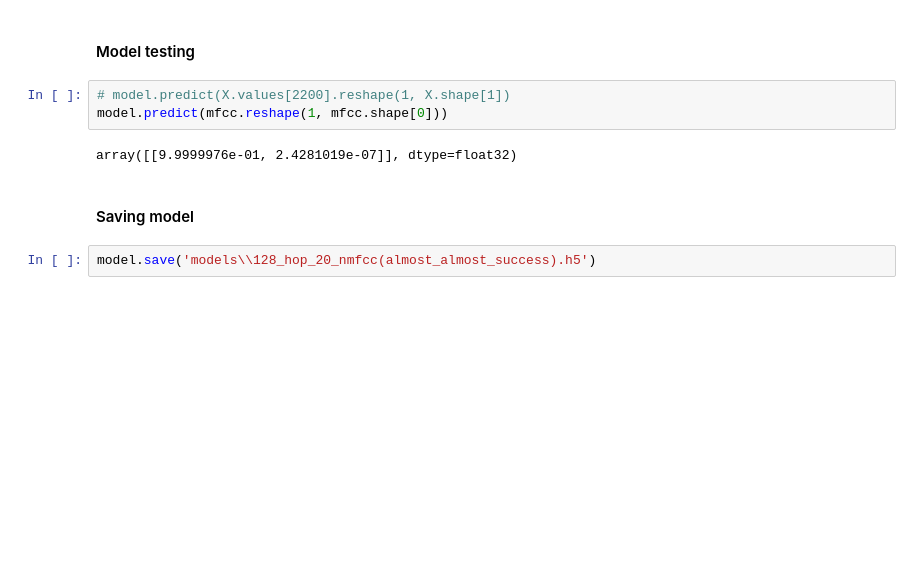
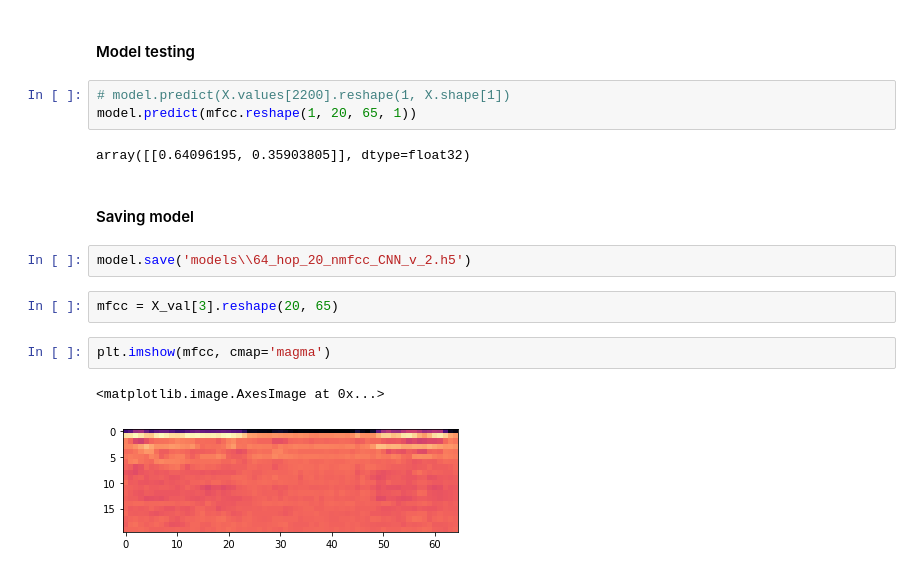
Before and after one commit to kazzart/PhraseRecognition, a Jupyter notebook: AudioRecognitionModel.ipynb, the cells around one changed output. Saved outputs shown, nothing was run; the diff lists cells and outputs as text; blank space fills up the shorter version.

```diff
--- a/AudioRecognitionModel.ipynb
+++ b/AudioRecognitionModel.ipynb
@@ -127,10 +201,17 @@ ipd.Audio(WAVE_OUTPUT_FILENAME)
 #### Model testing
 # %%
 # model.predict(X.values[2200].reshape(1, X.shape[1])
-model.predict(mfcc.reshape(1, mfcc.shape[0]))
+model.predict(mfcc.reshape(1, 20, 65, 1))
 # %% [output]
-array([[9.9999976e-01, 2.4281019e-07]], dtype=float32)
+array([[0.64096195, 0.35903805]], dtype=float32)
 # %% [markdown]
 #### Saving model
 # %%
-model.save('models\\128_hop_20_nmfcc(almost_almost_success).h5')
+model.save('models\\64_hop_20_nmfcc_CNN_v_2.h5')
+# %%
+mfcc = X_val[3].reshape(20, 65)
+# %%
+plt.imshow(mfcc, cmap='magma')
+# %% [output]
+<matplotlib.image.AxesImage at 0x...>
+[figure, added]
```
Also changed, not shown: parts of 21 cells of this notebook, 3 other files.
